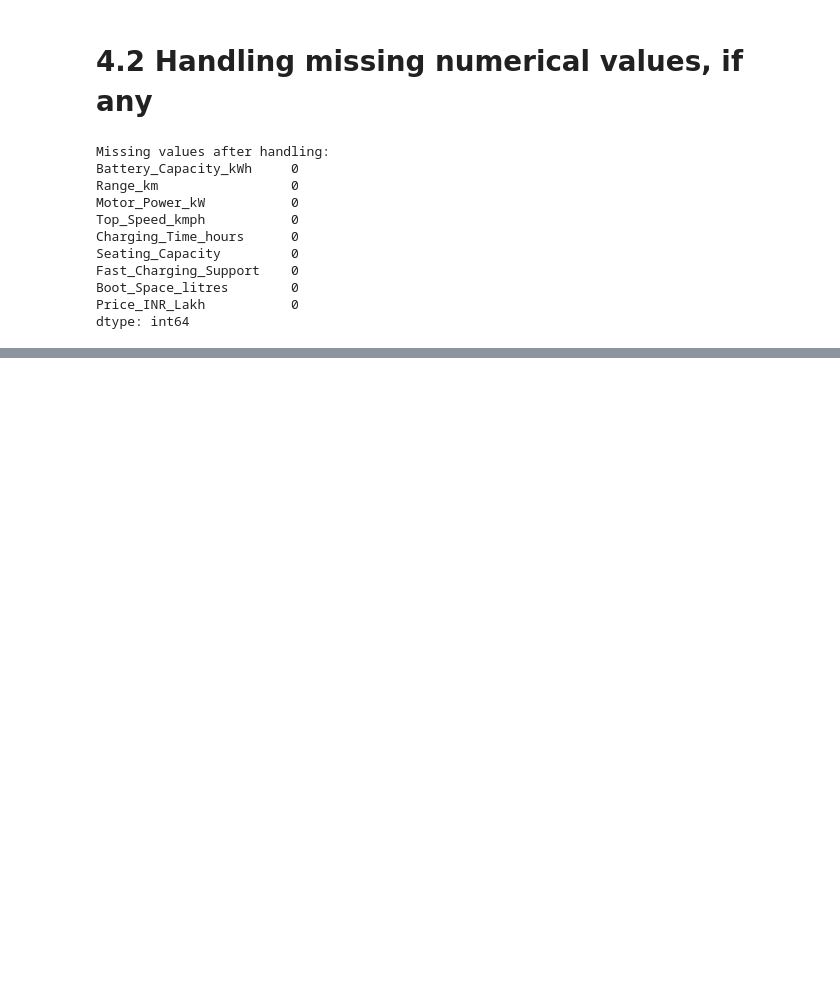
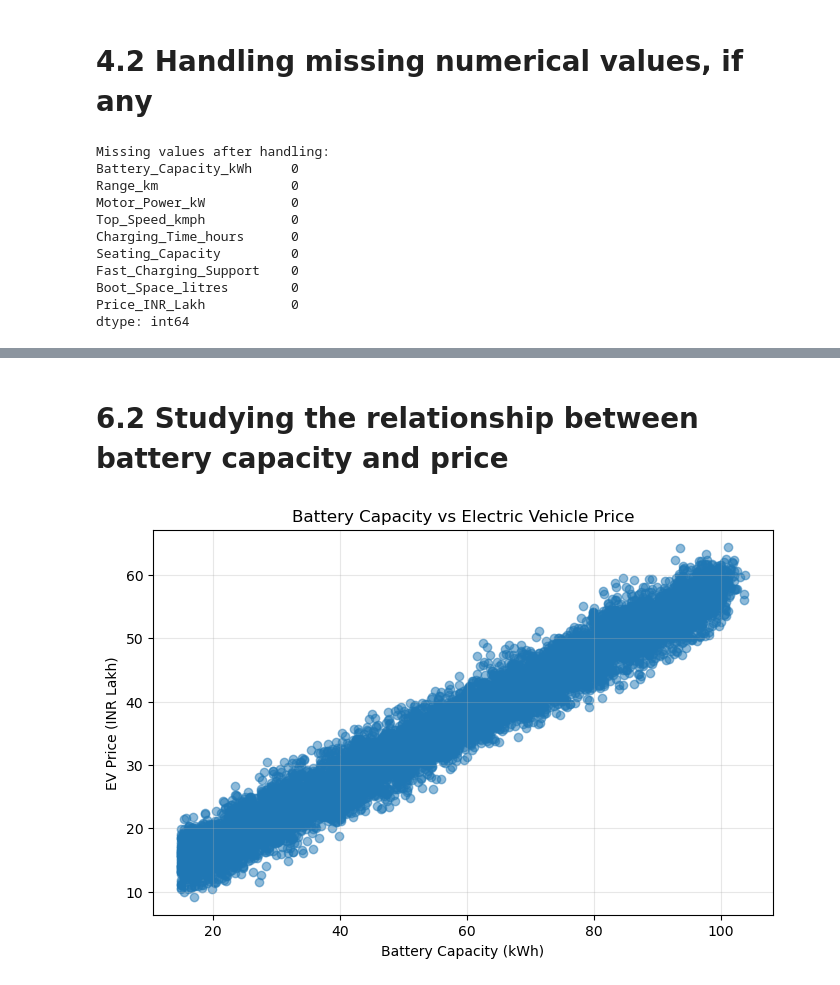
Before and after one commit to praveenya1374/ai-project-team-75, a Jupyter notebook: src/AI PROJECT MAIN CODE FILE.ipynb, the cells around one changed output, grey strips where cells are left out. Saved outputs shown, nothing was run; the diff lists cells and outputs as text; code cells hidden in the pictures; blank space fills up the shorter version.

```diff
--- a/src/AI PROJECT MAIN CODE FILE.ipynb
+++ b/src/AI PROJECT MAIN CODE FILE.ipynb
@@ -128,0 +189,20 @@ dtype: int64
+# %% [markdown]
+# 6.2 Studying the relationship between battery capacity and price
+# %%
+
+plt.figure(figsize=(8, 5))
+
+plt.scatter(
+    df["Battery_Capacity_kWh"],
+    df["Price_INR_Lakh"],
+    alpha=0.5
+)
+
+plt.xlabel("Battery Capacity (kWh)")
+plt.ylabel("EV Price (INR Lakh)")
+plt.title("Battery Capacity vs Electric Vehicle Price")
+
+plt.grid(alpha=0.3)
+plt.show()
+# %% [output]
+[figure, added]
```
Also changed, not shown: parts of 11 cells of this notebook.
